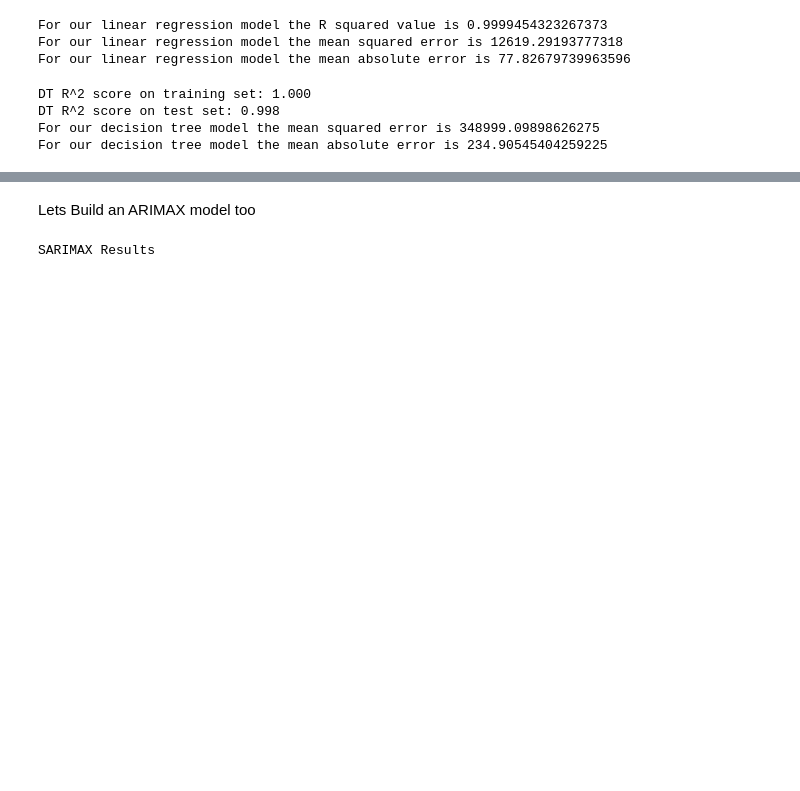
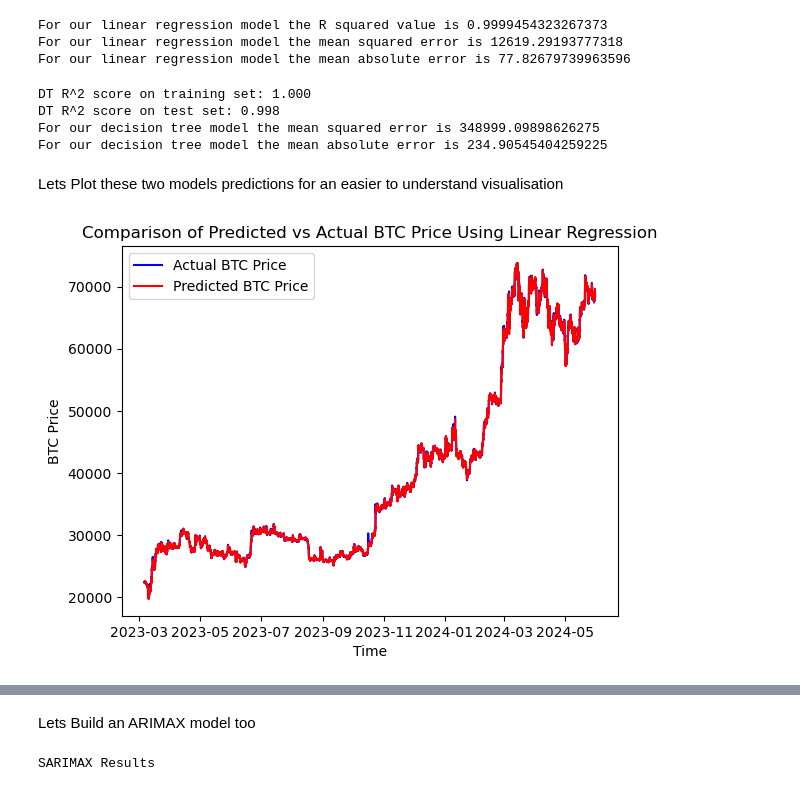
Before and after one commit to AjaydeepSamra/Capstone-demo, a Jupyter notebook: notebooks/04-modelling.ipynb, the cells around one changed output, grey strips where cells are left out. Cells and saved outputs as stored; diff of their text form; code cells hidden in the pictures; blank space fills up the shorter version.

```diff
--- a/notebooks/04-modelling.ipynb
+++ b/notebooks/04-modelling.ipynb
@@ -89,3 +89,15 @@ DT R^2 score on training set: 1.000
 DT R^2 score on test set: 0.998
 For our decision tree model the mean squared error is 348999.09898626275
 For our decision tree model the mean absolute error is 234.90545404259225
+# %% [markdown]
+Lets Plot these two models predictions for an easier to understand visualisation
+# %%
+plt.plot(y_test.index, y_test, label='Actual BTC Price', color='blue')
+plt.plot(y_test.index, y_pred_lr, label='Predicted BTC Price', color='red')
+plt.xlabel('Time')
+plt.ylabel('BTC Price')
+plt.title('Comparison of Predicted vs Actual BTC Price Using Linear Regression')
+plt.legend()
+plt.show()
+# %% [output]
+[figure, added]
```
Also changed, not shown: parts of 3 cells of this notebook, 1 other file.
